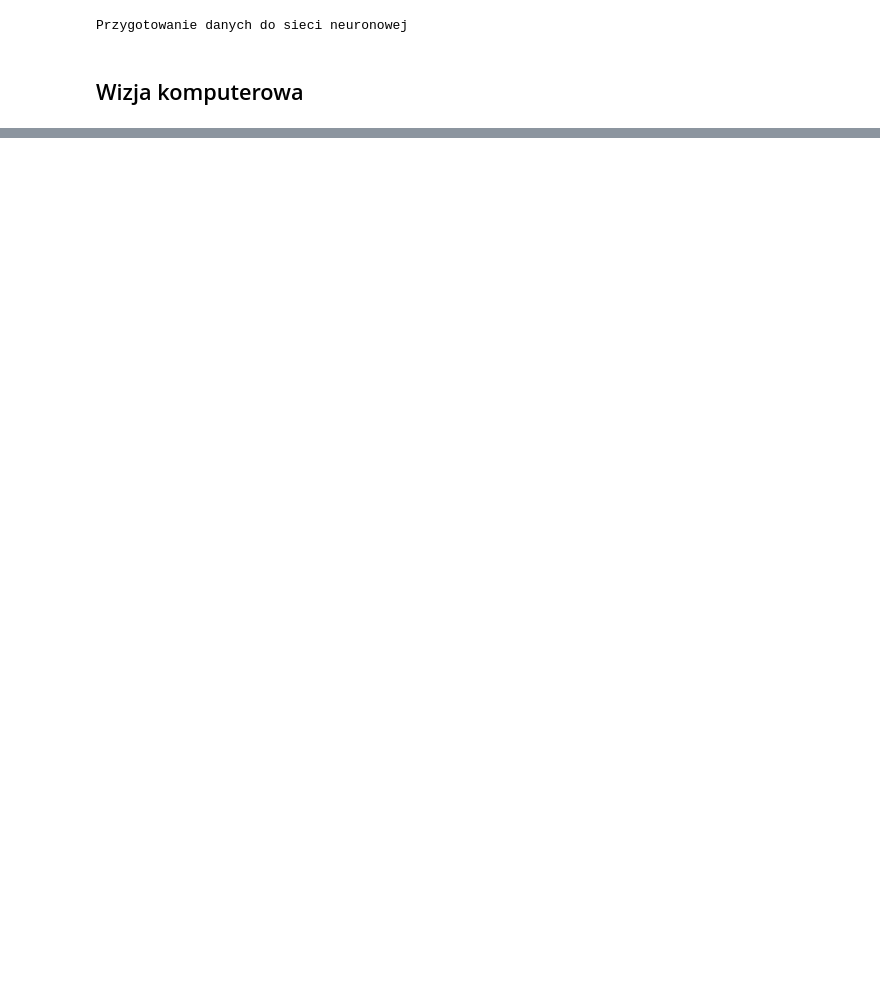
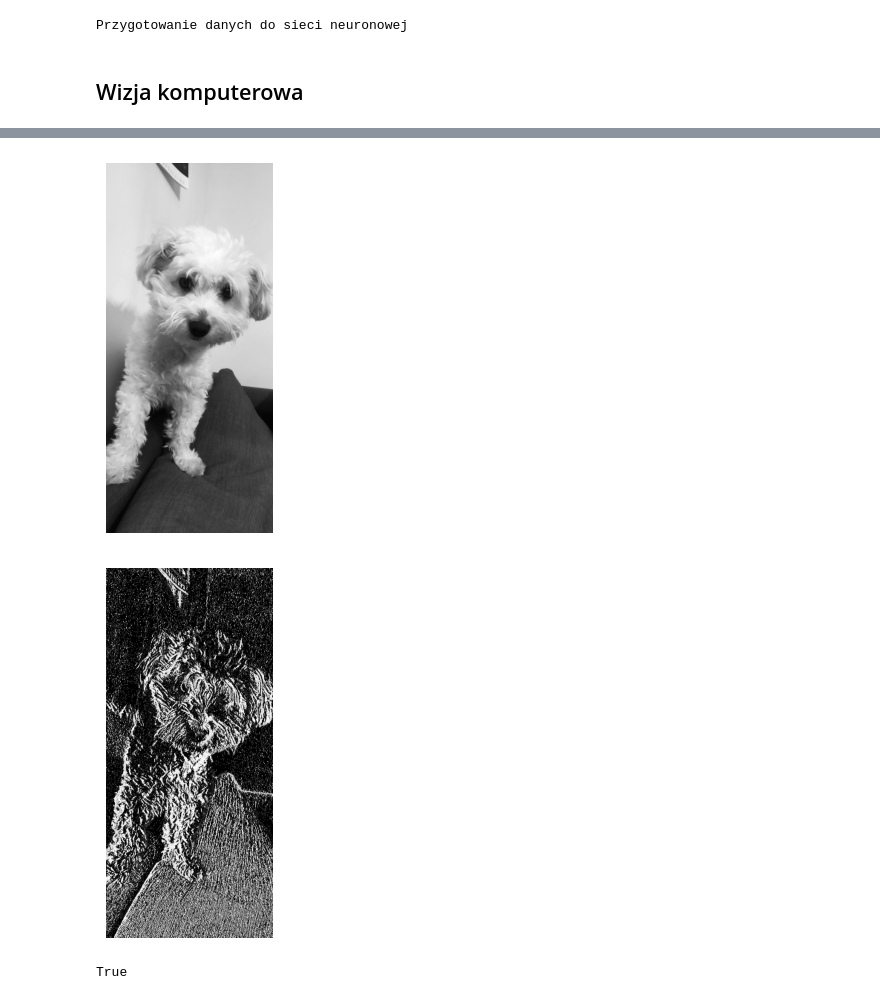
Before and after one commit to JakubLegutko/DLML, a Jupyter notebook: DL1.ipynb, the cells around one changed output, grey strips where cells are left out. Cells and saved outputs as stored; diff of their text form; code cells hidden in the pictures; blank space fills up the shorter version.

```diff
--- a/DL1.ipynb
+++ b/DL1.ipynb
@@ -305,0 +214,54 @@ ValueError: too many values to unpack (expected 2)
+# %%
+import cv2
+import numpy as np
+import matplotlib.pyplot as plt
+
+def apply_convolution(image, kernel):
+    # Przygotowanie obrazu wynikowego
+    result = np.zeros_like(image)
+
+    # Pobranie rozmiarów obrazu i jądra
+    image_height, image_width = image.shape[:2]
+    kernel_size = kernel.shape[0]
+    padding = kernel_size // 2
+
+    # Rozszerzenie obrazu wejściowego przy użyciu 0-paddingu
+    padded_image = np.pad(image, ((padding, padding), (padding, padding)), mode='constant')
+
+    # Wykonanie konwolucji
+    for y in range(image_height):
+        for x in range(image_width):
+            result[y, x] = np.sum(padded_image[y:y+kernel_size, x:x+kernel_size] * kernel)
+
+    return result
+
+# Wczytanie obrazu
+image = cv2.imread('cat.jpg', 0)  # Wczytaj obraz w odcieniach szarości
+
+# Przykładowe jądro
+kernel = np.array([[1, 0, -1],
+                   [1, 0, -1],
+                   [1, 0, -1]])
+
+# Wywołanie funkcji konwolucji
+output_image = apply_convolution(image, kernel)
+
+# Wyświetl obraz
+plt.imshow(image, cmap='gray')
+plt.axis('off') # Wyłącz osie obrazu
+
+# Pokaż obraz
+plt.show()
+# Wyświetl obraz
+plt.imshow(output_image, cmap='gray')
+plt.axis('off') # Wyłącz osie obrazu
+
+# Pokaż obraz
+plt.show()
+
+# Zapisanie obrazu wynikowego do pliku
+cv2.imwrite('output_image.jpg', output_image)
+# %% [output]
+[figure, added]
+[figure, added]
+True
```
Also changed, not shown: parts of 7 cells of this notebook, 1 other file.
